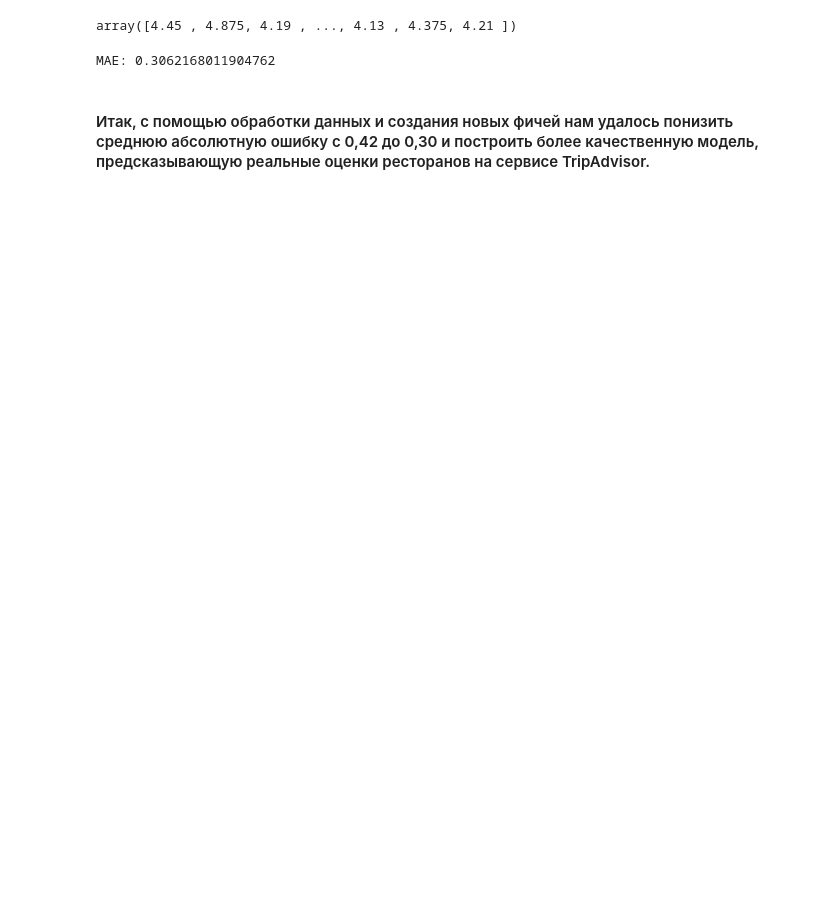
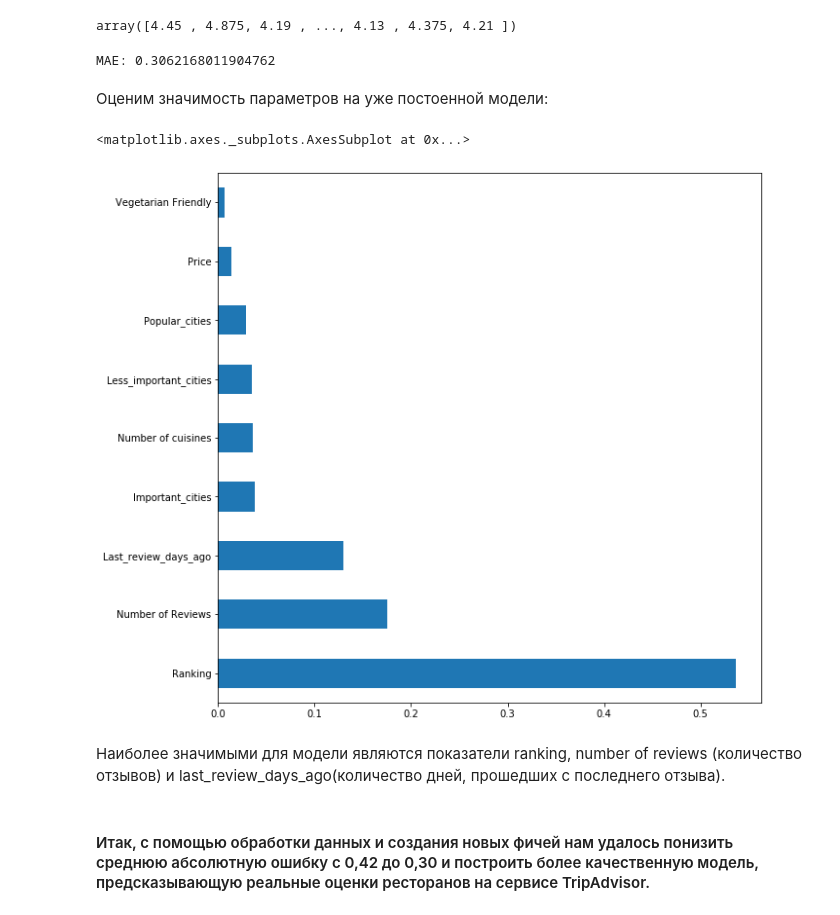
Before and after one commit to geraskovatonya/skillfactory_rds, a Jupyter notebook: module_3/Project-3.TripAdvisor.ipynb, the cells around one changed output. Drawn from its saved outputs; the diff is of its cells as text; code cells hidden in the pictures; blank space fills up the shorter version.

```diff
--- a/module_3/Project-3.TripAdvisor.ipynb
+++ b/module_3/Project-3.TripAdvisor.ipynb
@@ -316,6 +339,17 @@ array([4.45 , 4.875, 4.19 , ..., 4.13 , 4.375, 4.21 ])
 print('MAE:', metrics.mean_absolute_error(y_test, y_pred))
 # %% [output]
 MAE: 0.3062168011904762
+# %% [markdown]
+Оценим значимость параметров на уже постоенной модели:
+# %%
+plt.rcParams['figure.figsize'] = (10,10)
+feat_importances = pd.Series(regr.feature_importances_, index=X.columns)
+feat_importances.nlargest(15).plot(kind='barh')
+# %% [output]
+<matplotlib.axes._subplots.AxesSubplot at 0x...>
+[figure, added]
+# %% [markdown]
+Наиболее значимыми для модели являются показатели ranking, number of reviews (количество отзывов) и last_review_days_ago(количество дней, прошедших с последнего отзыва).
 # %% [markdown]
 #### Итак, с помощью обработки данных и создания новых фичей нам удалось понизить среднюю абсолютную ошибку с 0,42 до 0,30 и построить более качественную модель, предсказывающую реальные оценки ресторанов на сервисе TripAdvisor.
 # %%
```
Also changed, not shown: parts of 17 cells of this notebook.
